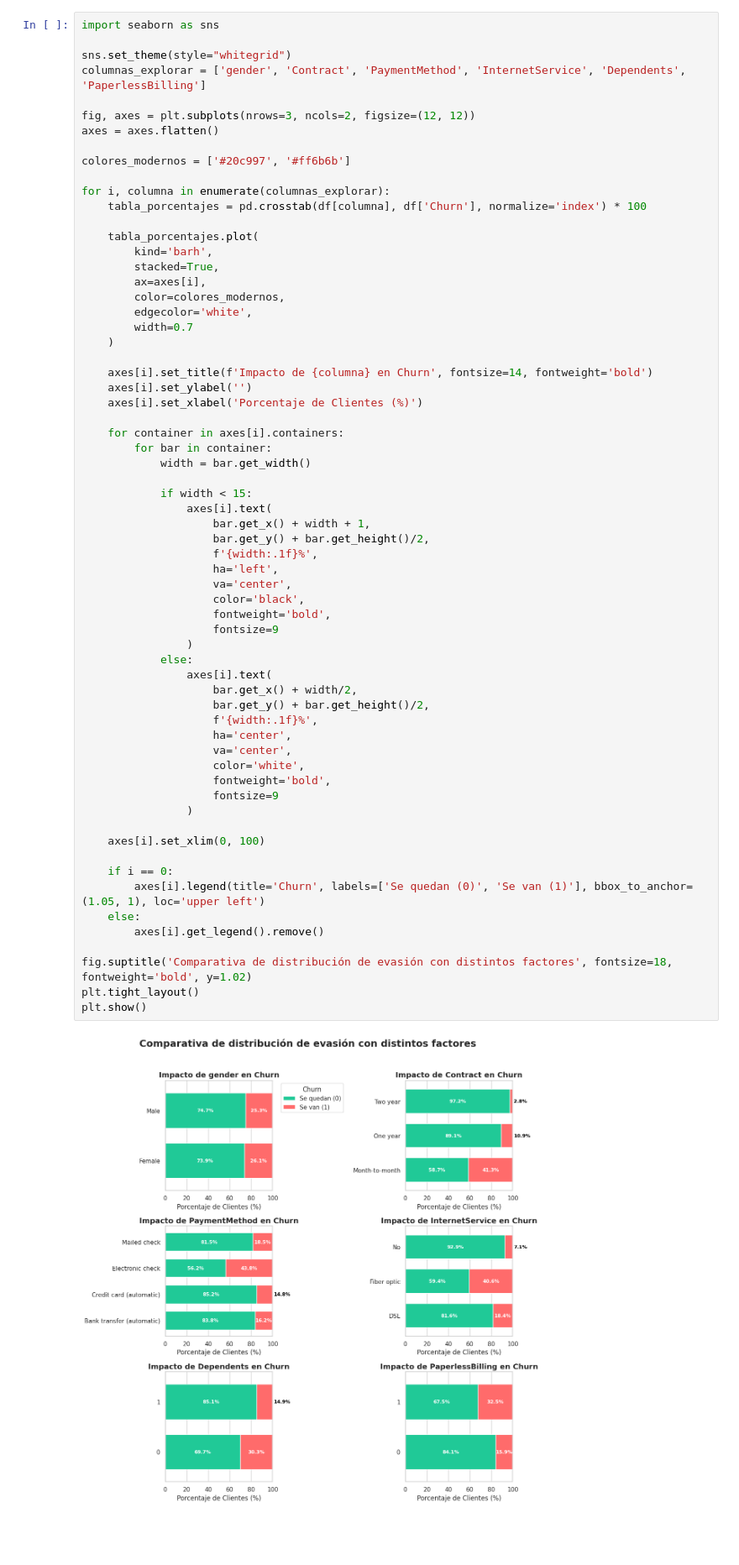
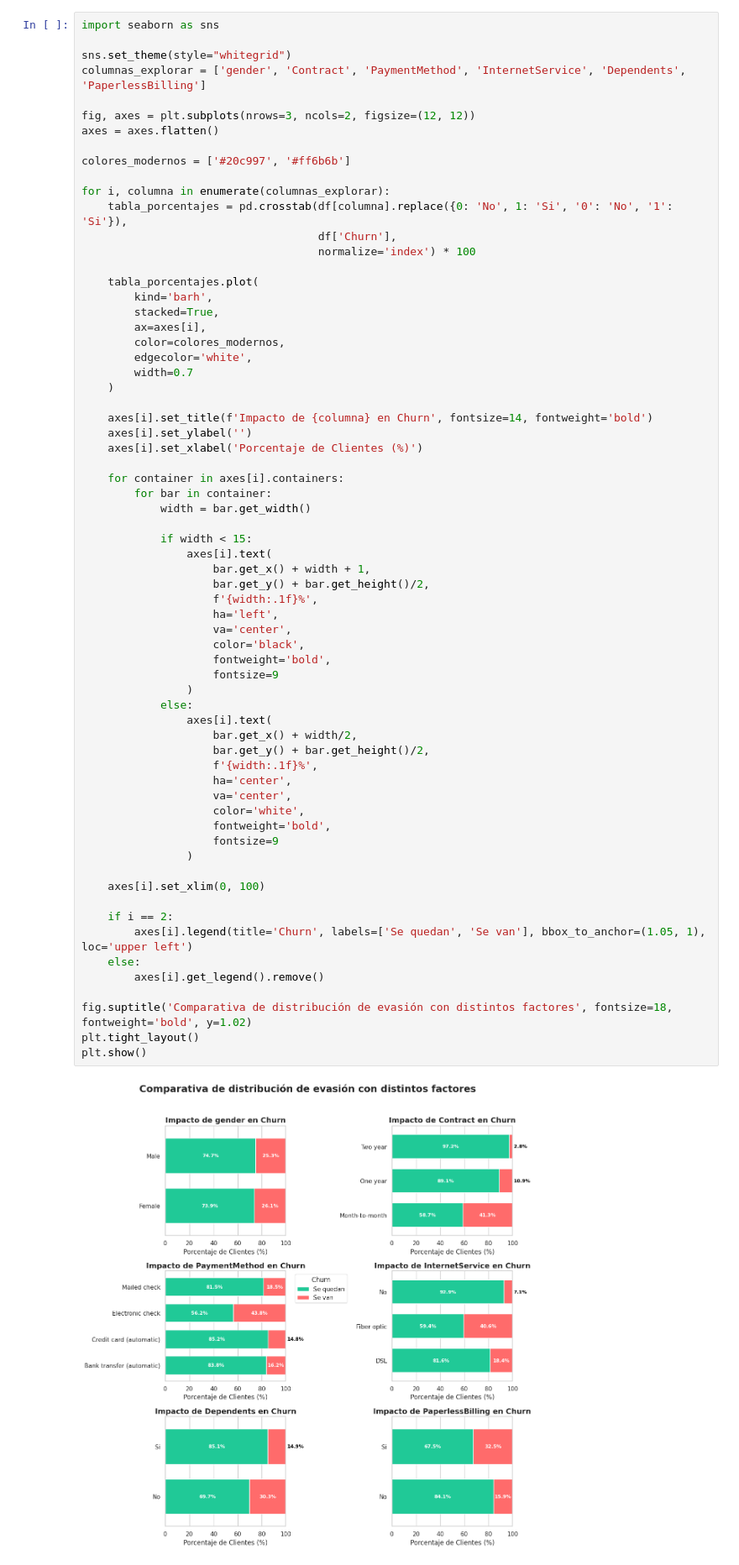
Before and after one commit to RubenAndreeB/TelecomX_AluraLatam, a Jupyter notebook: TelecomX_LATAM.ipynb, the cells around one changed output. Shown at 84% size. Cells and saved outputs as stored; diff of their text form; blank space fills up the shorter version.

```diff
--- a/TelecomX_LATAM.ipynb
+++ b/TelecomX_LATAM.ipynb
@@ -306,7 +308,9 @@ axes = axes.flatten()
 colores_modernos = ['#20c997', '#ff6b6b']
 
 for i, columna in enumerate(columnas_explorar):
-    tabla_porcentajes = pd.crosstab(df[columna], df['Churn'], normalize='index') * 100
+    tabla_porcentajes = pd.crosstab(df[columna].replace({0: 'No', 1: 'Si', '0': 'No', '1': 'Si'}),
+                                    df['Churn'],
+                                    normalize='index') * 100
 
     tabla_porcentajes.plot(
         kind='barh',
@@ -330,33 +334,33 @@ for i, columna in enumerate(columnas_explorar):
                     bar.get_x() + width + 1,
                     bar.get_y() + bar.get_height()/2,
                     f'{width:.1f}%',
                     ha='left',
                     va='center',
                     color='black',
                     fontweight='bold',
                     fontsize=9
                 )
             else:
                 axes[i].text(
                     bar.get_x() + width/2,
                     bar.get_y() + bar.get_height()/2,
                     f'{width:.1f}%',
                     ha='center',
                     va='center',
                     color='white',
                     fontweight='bold',
                     fontsize=9
                 )
 
     axes[i].set_xlim(0, 100)
 
-    if i == 0:
-        axes[i].legend(title='Churn', labels=['Se quedan (0)', 'Se van (1)'], bbox_to_anchor=(1.05, 1), loc='upper left')
+    if i == 2:
+        axes[i].legend(title='Churn', labels=['Se quedan', 'Se van'], bbox_to_anchor=(1.05, 1), loc='upper left')
     else:
         axes[i].get_legend().remove()
 
 fig.suptitle('Comparativa de distribución de evasión con distintos factores', fontsize=18, fontweight='bold', y=1.02)
 plt.tight_layout()
 plt.show()
 # %% [output]
-[figure, old version]
+[figure, new version]
```
Also changed, not shown: parts of 7 cells of this notebook.
